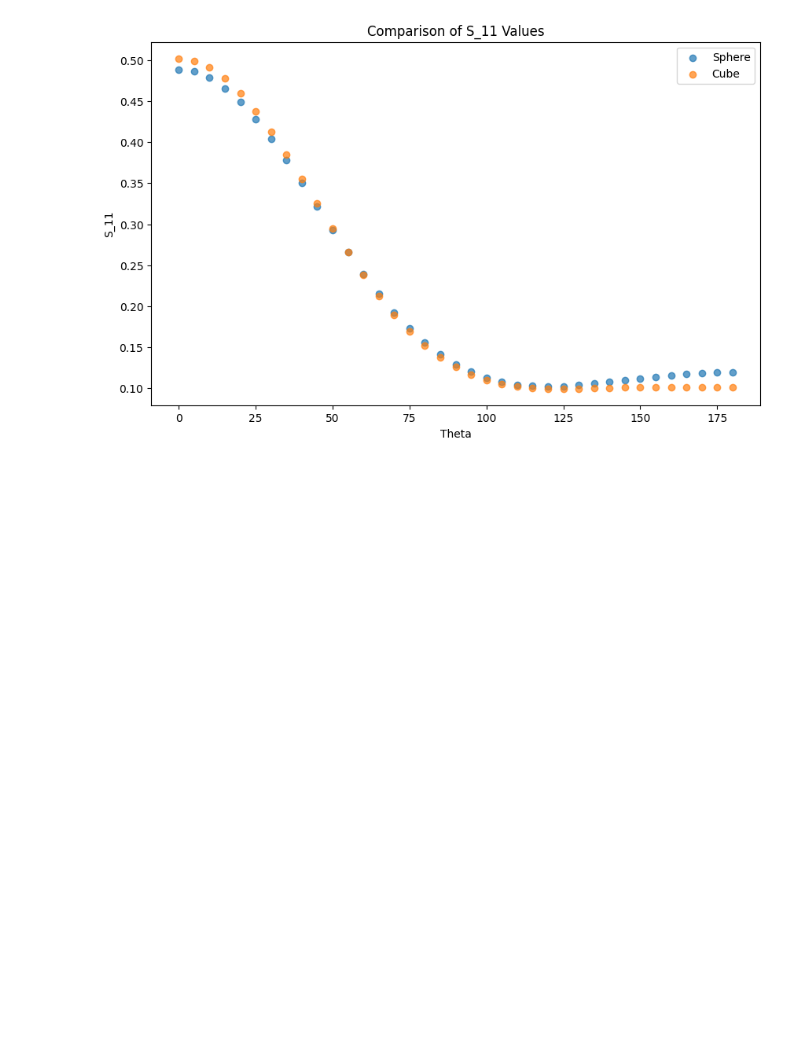
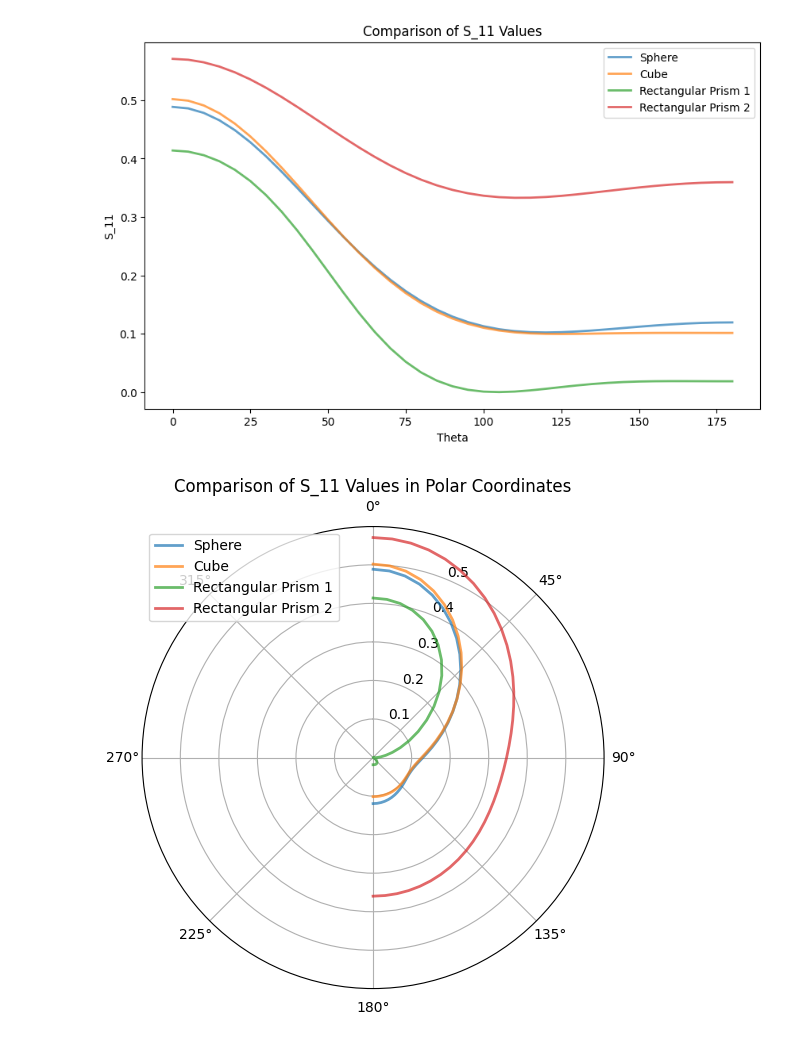
Before and after one commit to beatrizmassanz/light-refraction-lunar-dust, a Jupyter notebook: DDA/w000r000_readout.ipynb, the cells around one changed output. Saved outputs shown, nothing was run; the diff lists cells and outputs as text; code cells hidden in the pictures; blank space fills up the shorter version.

Commit message:
Rectangles added
Update sphere and added rectangles

```diff
--- a/DDA/w000r000_readout.ipynb
+++ b/DDA/w000r000_readout.ipynb
@@ -136,33 +81,64 @@ def extract_data(file_path):
                 data_section_started = True
                 continue
             if data_section_started and line.strip() == "":
                 break
             if data_section_started:
                 parts = line.split()
                 data_row = {col: parts[idx] for idx, col in enumerate(columns_of_interest)}
                 extracted_data.append(data_row)
     df = pd.DataFrame(extracted_data)
     return df.astype(float)
 
 # Define the columns of interest (for readability, though not necessary to redefine)
 columns_of_interest = ['theta', 'phi', 'Pol.', 'S_11', 'S_12', 'S_21', 'S_22', 'S_31', 'S_41']
 
 # Paths to the files
 file1_path = '/Users/beatrizmassanz/Documents/GitHub/light-refraction-lunar-dust/DDA/examples_exp/0_SPHERE/w000r000.avg'
 file2_path = '/Users/beatrizmassanz/Documents/GitHub/light-refraction-lunar-dust/DDA/examples_exp/0_CUBE/w000r000.avg'
+file3_path = '/Users/beatrizmassanz/Documents/GitHub/light-refraction-lunar-dust/DDA/examples_exp/0_RECTANGLE1/w000r000.avg'
+file4_path = '/Users/beatrizmassanz/Documents/GitHub/light-refraction-lunar-dust/DDA/examples_exp/0_RECTANGLE2/w000r000.avg'
 
 # Extract data from both files
 df1 = extract_data(file1_path)
 df2 = extract_data(file2_path)
+df3 = extract_data(file3_path)
+df4 = extract_data(file4_path)
 
 # Plot data in Cartesian coordinates for both datasets
 plt.figure(figsize=(10, 6))
-plt.scatter(df1[df1["phi"] == 0]["theta"], df1[df1["phi"] == 0]["S_11"], label='Sphere', alpha=0.7)
-plt.scatter(df2[df2["phi"] == 0]["theta"], df2[df2["phi"] == 0]["S_11"], label='Cube', alpha=0.7)
+plt.plot(df1[df1["phi"] == 0]["theta"], df1[df1["phi"] == 0]["S_11"], label='Sphere', alpha=0.7, markersize=5, linestyle='-', linewidth=2)
+plt.plot(df2[df2["phi"] == 0]["theta"], df2[df2["phi"] == 0]["S_11"], label='Cube', alpha=0.7, markersize=5, linestyle='-', linewidth=2)
+plt.plot(df3[df3["phi"] == 0]["theta"], df3[df3["phi"] == 0]["S_11"], label='Rectangular Prism 1', alpha=0.7, markersize=5, linestyle='-', linewidth=2)
+plt.plot(df4[df4["phi"] == 0]["theta"], df4[df4["phi"] == 0]["S_11"], label='Rectangular Prism 2', alpha=0.7, markersize=5, linestyle='-', linewidth=2)
 plt.xlabel('Theta')
 plt.ylabel('S_11')
 plt.title('Comparison of S_11 Values')
 plt.legend()
 plt.show()
+
+# Polar Plot
+plt.figure(figsize=(8, 6))
+ax = plt.subplot(111, projection='polar')
+# Convert 'theta' from degrees to radians for the polar plot
+theta_radians_1 = np.radians(df1[df1["phi"] == 0]["theta"].astype(float))
+s_11_values_1 = df1[df1["phi"] == 0]["S_11"].astype(float)
+theta_radians_2 = np.radians(df2[df2["phi"] == 0]["theta"].astype(float))
+s_11_values_2 = df2[df2["phi"] == 0]["S_11"].astype(float)
+theta_radians_3 = np.radians(df3[df3["phi"] == 0]["theta"].astype(float))
+s_11_values_3 = df3[df3["phi"] == 0]["S_11"].astype(float)
+theta_radians_4 = np.radians(df4[df4["phi"] == 0]["theta"].astype(float))
+s_11_values_4 = df4[df4["phi"] == 0]["S_11"].astype(float)
+# Scatter plot on polar coordinates for both datasets
+ax.plot(theta_radians_1, s_11_values_1, label='Sphere', alpha=0.7, markersize=5, linestyle='-', linewidth=2)
+ax.plot(theta_radians_2, s_11_values_2, label='Cube', alpha=0.7, markersize=5, linestyle='-', linewidth=2)
+ax.plot(theta_radians_3, s_11_values_3, label='Rectangular Prism 1', alpha=0.7, markersize=5, linestyle='-', linewidth=2)
+ax.plot(theta_radians_4, s_11_values_4, label='Rectangular Prism 2', alpha=0.7, markersize=5, linestyle='-', linewidth=2)
+# Set the theta direction to clockwise and start position (0 degrees) at the top
+ax.set_theta_direction(-1)
+ax.set_theta_zero_location('N')
+plt.title('Comparison of S_11 Values in Polar Coordinates')
+plt.legend(loc='upper left')
+plt.show()
 # %% [output]
-[figure, old version]
+[figure, new version]
+[figure, added]
```
Also changed, not shown: parts of 4 cells of this notebook, 53 other files.
